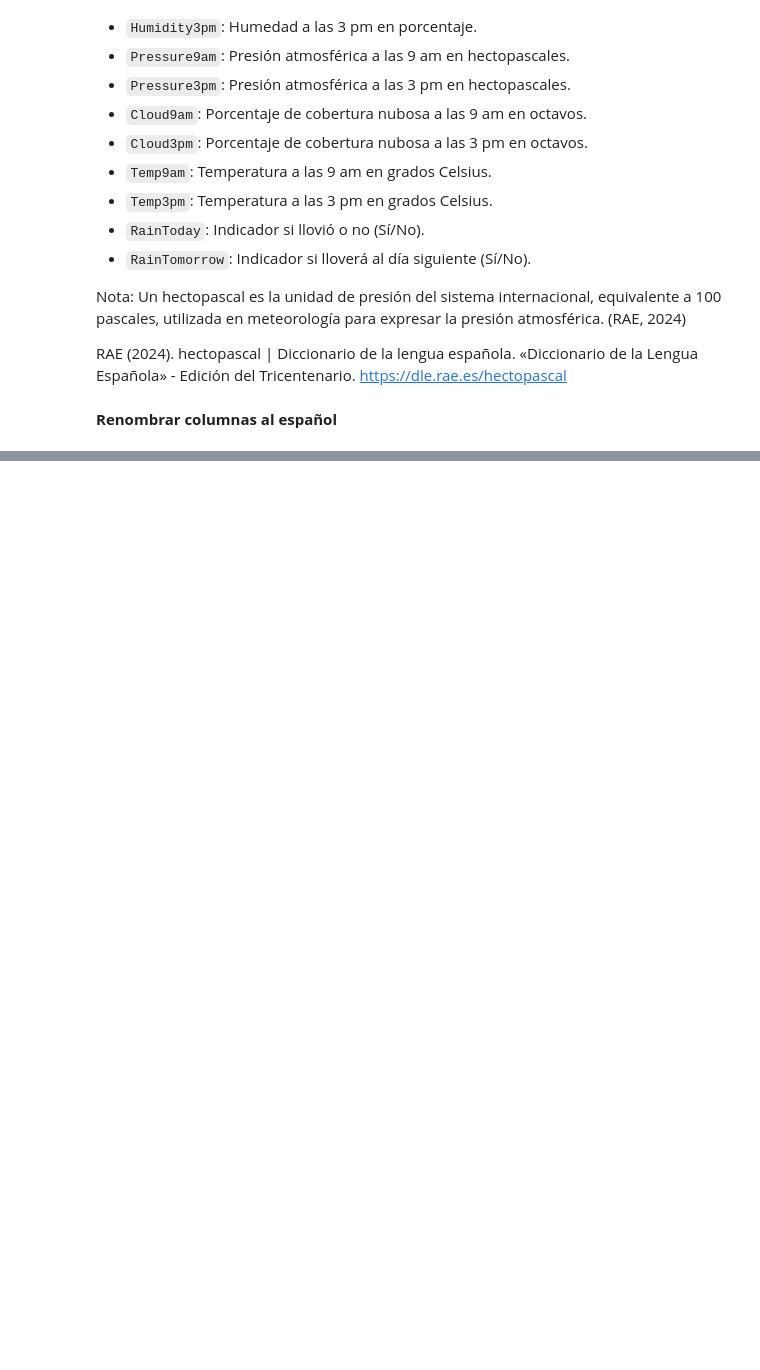
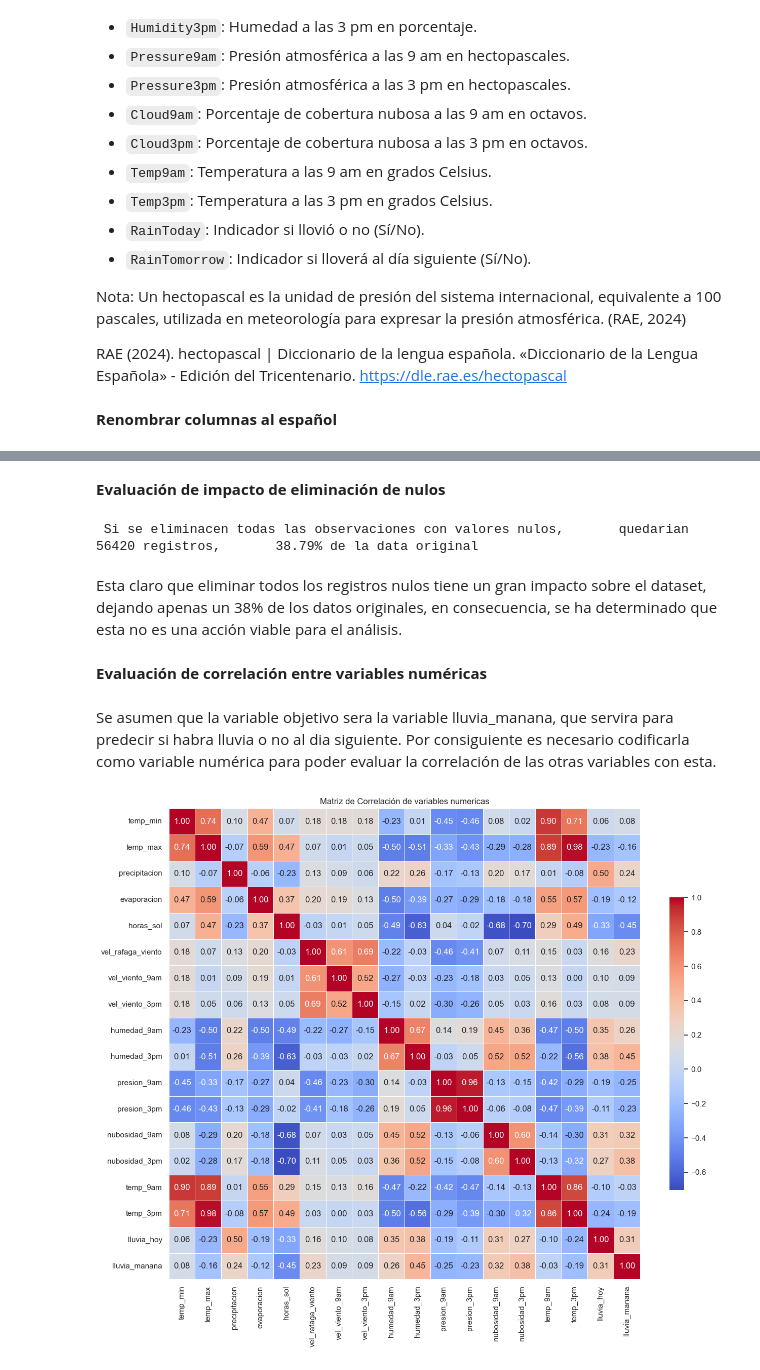
Before and after one commit to mariaRam2003/hdt6_mineria, a Jupyter notebook: HT6-EDA.ipynb, the cells around one changed output, grey strips where cells are left out. Cells and saved outputs as stored; diff of their text form; code cells hidden in the pictures; blank space fills up the shorter version.

Commit message:
Manejo de nulos

```diff
--- a/HT6-EDA.ipynb
+++ b/HT6-EDA.ipynb
@@ -227,0 +274,46 @@ data.head()
+# %% [markdown]
+**Evaluación de impacto de eliminación de nulos**
+# %%
+# Eliminar filas con cualquier valor nulo
+data_raw_clean = data.dropna()
+
+# Verificar cuántos registros quedan después de eliminar los nulos
+remaining_records = data_raw_clean.shape[0]
+remaining_records_percentage = (remaining_records / data.shape[0]) * 100
+
+print(f" Si se eliminacen todas las observaciones con valores nulos, \
+      quedarian {remaining_records} registros, \
+      {remaining_records_percentage:.2f}% de la data original")
+# %% [output]
+ Si se eliminacen todas las observaciones con valores nulos,       quedarian 56420 registros,       38.79% de la data original
+# %% [markdown]
+Esta claro que eliminar todos los registros nulos tiene un gran impacto sobre el dataset, dejando apenas un 38% de los datos originales, en consecuencia, se ha determinado que esta no es una acción viable para el análisis.
+# %% [markdown]
+**Evaluación de correlación entre variables numéricas**
+# %% [markdown]
+Se asumen que la variable objetivo sera la variable lluvia_manana, que servira para predecir si habra lluvia o no al dia siguiente.
+Por consiguiente es necesario codificarla como variable numérica para poder evaluar la correlación de las otras variables con esta.
+# %%
+# Se codifican las variables categoricas binarias
+data['lluvia_hoy'] = data['lluvia_hoy'].map({'No': 0, 'Yes': 1})
+data['lluvia_manana'] = data['lluvia_manana'].map({'No': 0, 'Yes': 1})
+# %%
+# Se evalua la correlacion entre las variables numericas para determinar si se pueden eliminar algunas de ellas
+numerical = data.select_dtypes(exclude=['object']).columns.tolist()
+numerical.remove('fecha')
+
+# Calcular la correlación entre las variables numéricas
+correlation_matrix = data[numerical].corr()
+
+# Configurar el estilo de los gráficos
+sns.set_theme(style="white")
+
+# Crear el heatmap de la matriz de correlación
+plt.figure(figsize=(15, 15))
+sns.heatmap(correlation_matrix, annot=True, fmt=".2f", cmap='coolwarm',
+            square=True, linewidths=.5, cbar_kws={"shrink": .5})
+
+plt.title('Matriz de Correlación de variables numericas')
+plt.show()
+# %% [output]
+[figure, added]
```
Also changed, not shown: parts of 13 cells of this notebook.
